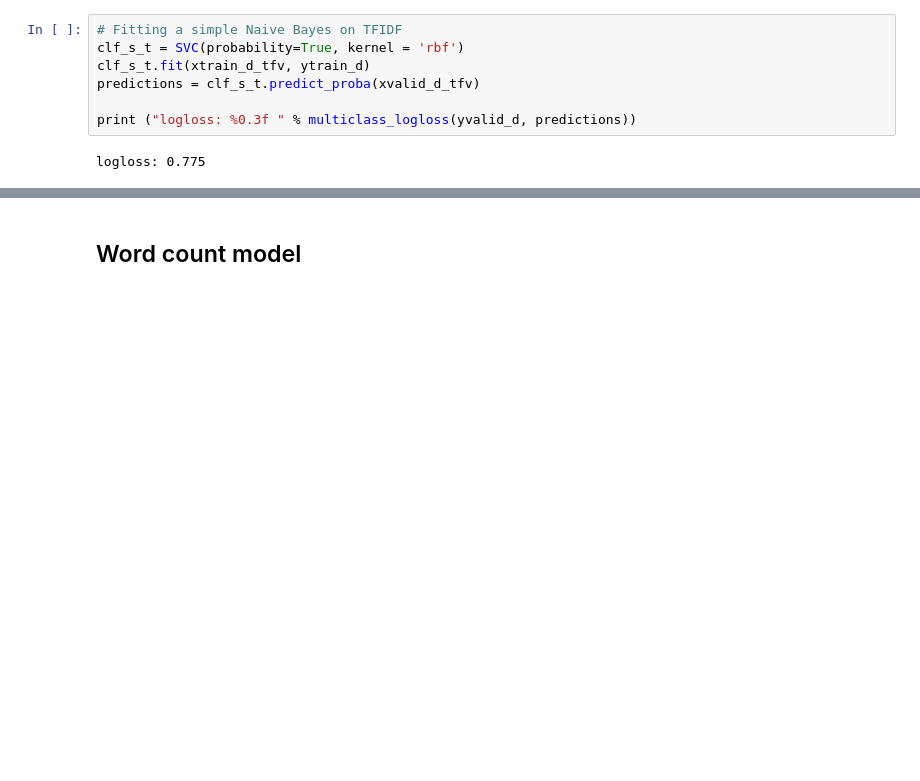
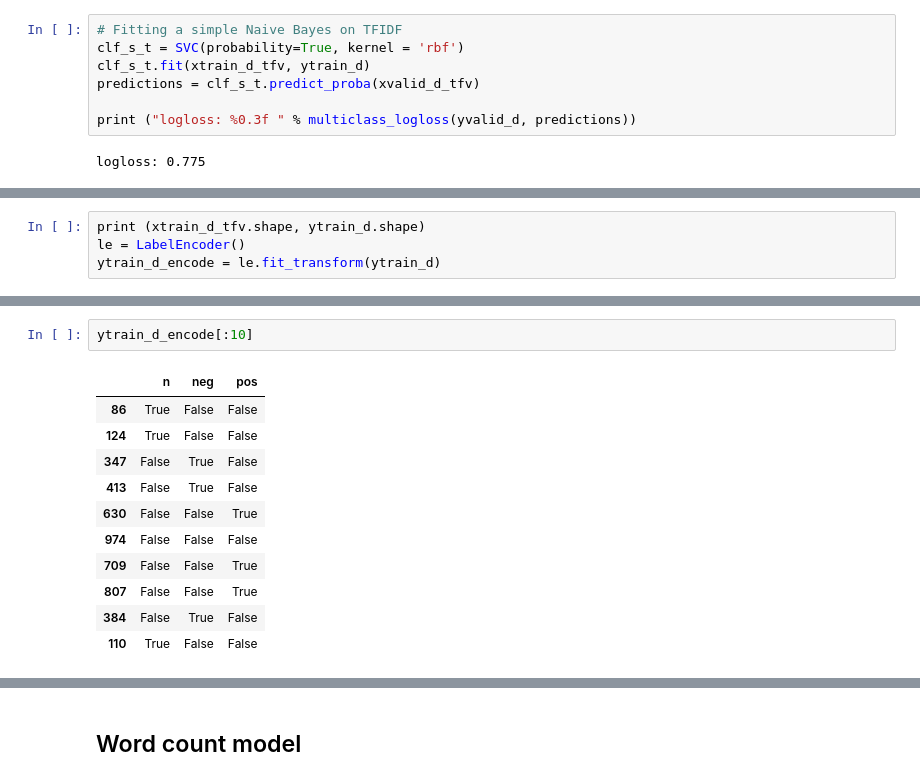
Before and after one commit to CornellDataScience/SWMR, a Jupyter notebook: in-domain.ipynb, the cells around one changed output, grey strips where cells are left out. Cells and saved outputs as stored; diff of their text form; blank space fills up the shorter version.

```diff
--- a/in-domain.ipynb
+++ b/in-domain.ipynb
@@ -129,0 +171,4 @@ logloss: 0.775
+# %%
+print (xtrain_d_tfv.shape, ytrain_d.shape)
+le = LabelEncoder()
+ytrain_d_encode = le.fit_transform(ytrain_d)
@@ -129,0 +223,14 @@ logloss: 0.775
+# %%
+ytrain_d_encode[:10]
+# %% [output]
+|  | n | neg | pos |
+| 86 | True | False | False |
+| 124 | True | False | False |
+| 347 | False | True | False |
+| 413 | False | True | False |
+| 630 | False | False | True |
+| 974 | False | False | False |
+| 709 | False | False | True |
+| 807 | False | False | True |
+| 384 | False | True | False |
+| 110 | True | False | False |
```
Also changed, not shown: parts of 12 cells of this notebook.
